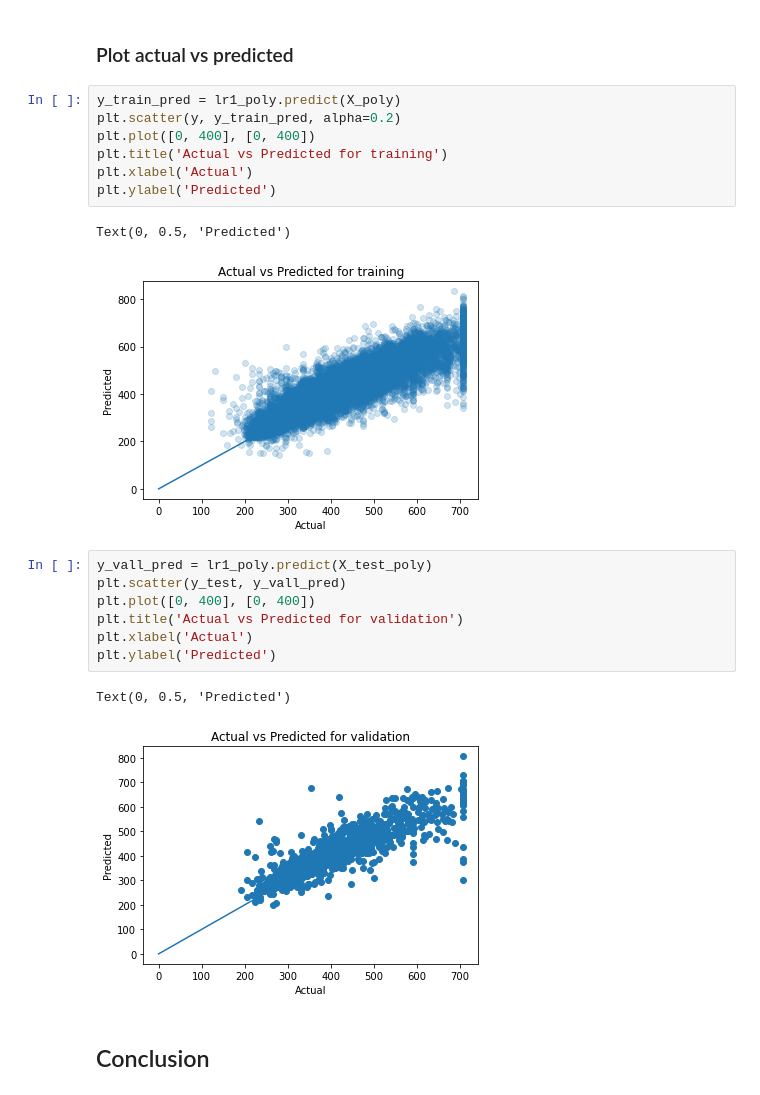
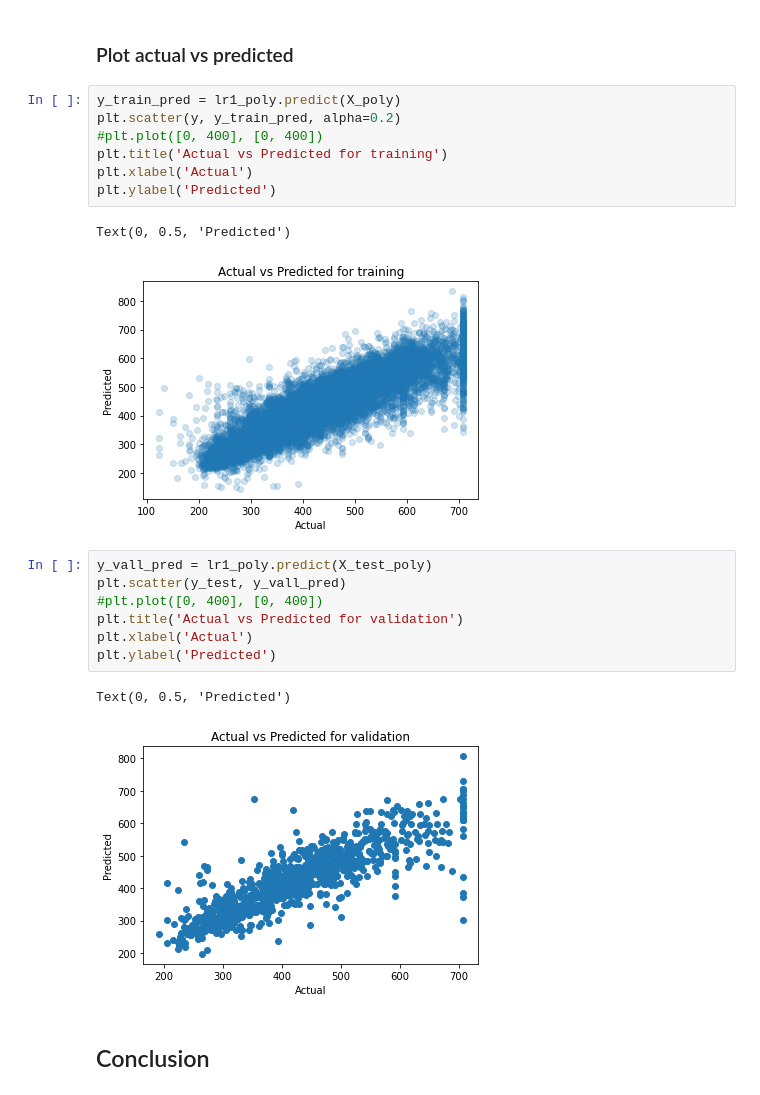
Before and after one commit to Jainlo/cali-housing-prices, a Jupyter notebook: src/abdulrahman.ipynb, the cells around one changed output. Saved outputs shown, nothing was run; the diff lists cells and outputs as text.

```diff
--- a/src/abdulrahman.ipynb
+++ b/src/abdulrahman.ipynb
@@ -360,23 +360,23 @@ math.sqrt(mse)
 # %%
 y_train_pred = lr1_poly.predict(X_poly)
 plt.scatter(y, y_train_pred, alpha=0.2)
-plt.plot([0, 400], [0, 400])
+#plt.plot([0, 400], [0, 400])
 plt.title('Actual vs Predicted for training')
 plt.xlabel('Actual')
 plt.ylabel('Predicted')
 # %% [output]
 Text(0, 0.5, 'Predicted')
-[figure, old version]
+[figure, new version]
 # %%
 y_vall_pred = lr1_poly.predict(X_test_poly)
 plt.scatter(y_test, y_vall_pred)
-plt.plot([0, 400], [0, 400])
+#plt.plot([0, 400], [0, 400])
 plt.title('Actual vs Predicted for validation')
 plt.xlabel('Actual')
 plt.ylabel('Predicted')
 # %% [output]
 Text(0, 0.5, 'Predicted')
-[figure, old version]
+[figure, new version]
 # %% [markdown]
 ## Conclusion
 # %% [markdown]
```
Also changed, not shown: parts of 4 cells of this notebook, 2 other files.
